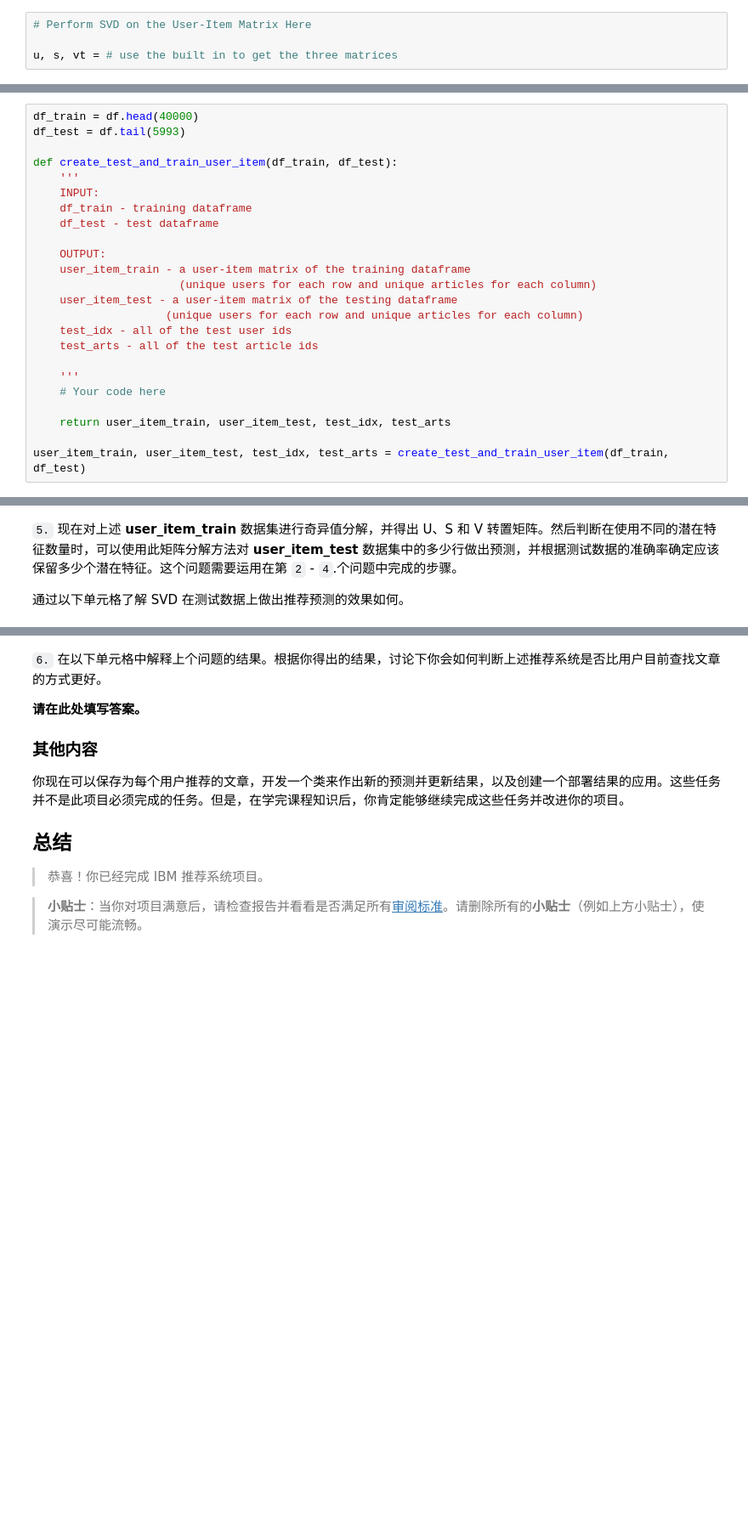
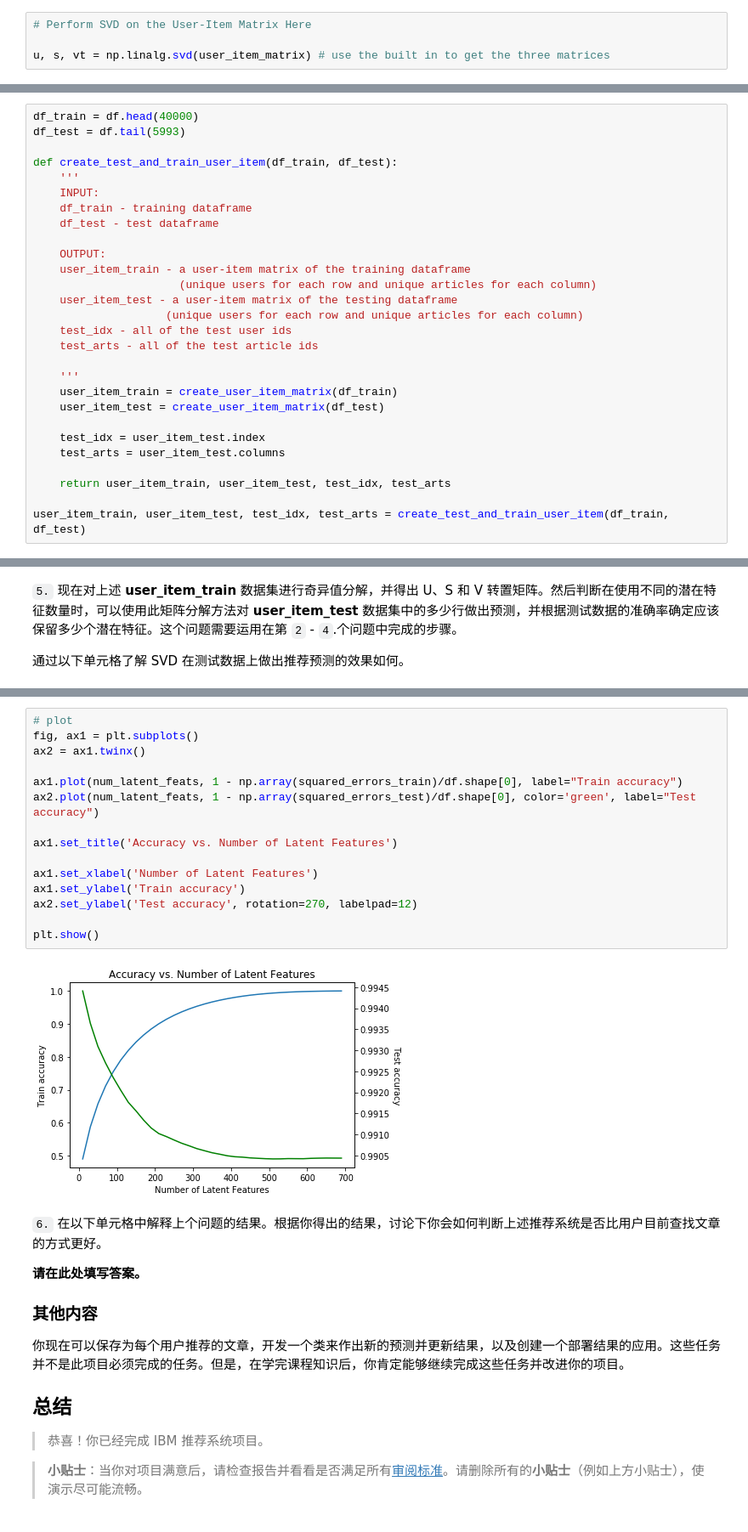
Before and after one commit to flamever2015/Experiment-Design-and-Recommendation-Engines, a Jupyter notebook: Recommendations_with_IBM-zh.ipynb, the cells around one changed output, grey strips where cells are left out. Shown at 85% size. Saved outputs shown, nothing was run; the diff lists cells and outputs as text; blank space fills up the shorter version.

```diff
--- a/Recommendations_with_IBM-zh.ipynb
+++ b/Recommendations_with_IBM-zh.ipynb
@@ -688,4 +735,4 @@ user_item_matrix.head()
 # %%
 # Perform SVD on the User-Item Matrix Here
 
-u, s, vt = # use the built in to get the three matrices
+u, s, vt = np.linalg.svd(user_item_matrix) # use the built in to get the three matrices
@@ -744,7 +797,11 @@ def create_test_and_train_user_item(df_train, df_test):
     test_arts - all of the test article ids
 
     '''
-    # Your code here
+    user_item_train = create_user_item_matrix(df_train)
+    user_item_test = create_user_item_matrix(df_test)
+
+    test_idx = user_item_test.index
+    test_arts = user_item_test.columns
 
     return user_item_train, user_item_test, test_idx, test_arts
 
@@ -778,3 +884,20 @@ u_train, s_train, vt_train = # fit svd similar to above then use the cells below
+# %%
+# plot
+fig, ax1 = plt.subplots()
+ax2 = ax1.twinx()
+
+ax1.plot(num_latent_feats, 1 - np.array(squared_errors_train)/df.shape[0], label="Train accuracy")
+ax2.plot(num_latent_feats, 1 - np.array(squared_errors_test)/df.shape[0], color='green', label="Test accuracy")
+
+ax1.set_title('Accuracy vs. Number of Latent Features')
+
+ax1.set_xlabel('Number of Latent Features')
+ax1.set_ylabel('Train accuracy')
+ax2.set_ylabel('Test accuracy', rotation=270, labelpad=12)
+
+plt.show()
+# %% [output]
+[figure, added]
 # %% [markdown]
 `6.` 在以下单元格中解释上个问题的结果。根据你得出的结果，讨论下你会如何判断上述推荐系统是否比用户目前查找文章的方式更好。
 
```
Also changed, not shown: parts of 28 cells of this notebook.
